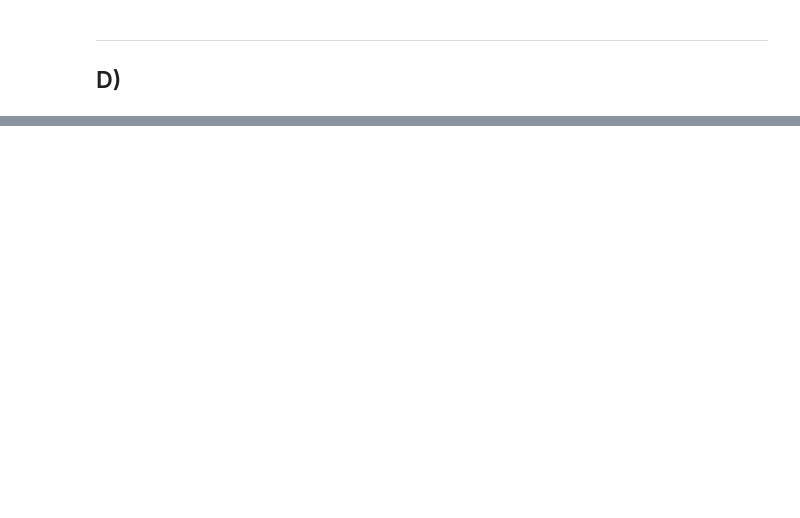
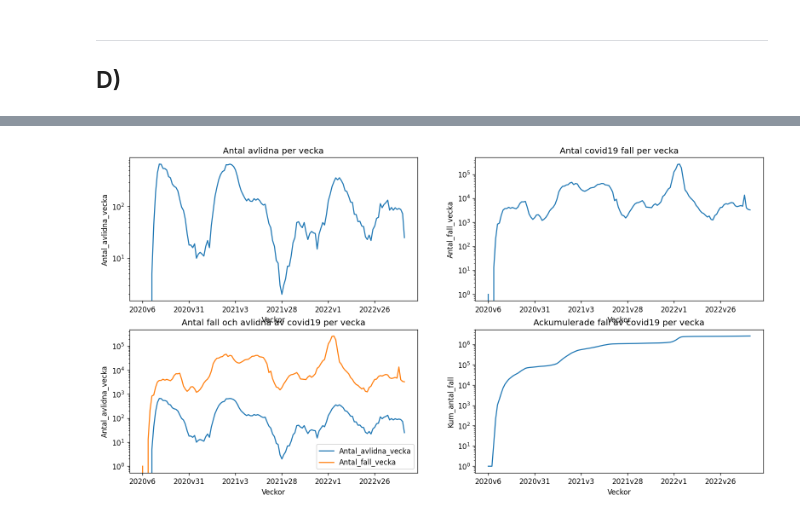
Before and after one commit to Canesp/Databehandling-Philip-de-Canesie, a Jupyter notebook: Labbs/Labb 1/Labb_1.ipynb, the cells around one changed output, grey strips where cells are left out. Cells and saved outputs as stored; diff of their text form; code cells hidden in the pictures; blank space fills up the shorter version.

```diff
--- a/Labbs/Labb 1/Labb_1.ipynb
+++ b/Labbs/Labb 1/Labb_1.ipynb
@@ -156,0 +225,33 @@ sns.lineplot(data=df_veckodata_riket, y="", x="Veckor", ax= ax)
+# %%
+fig, ax = plt.subplots(2, 2, figsize=(16, 8), dpi=120)
+
+titles = [
+    "Antal avlidna per vecka",
+    "Antal covid19 fall per vecka",
+    "Antal fall och avlidna av covid19 per vecka",
+    "Ackumulerade fall av covid19 per vecka",
+]
+
+y_columns = [
+    "Antal_avlidna_vecka",
+    "Antal_fall_vecka",
+    ["Antal_avlidna_vecka", "Antal_fall_vecka"],
+    "Kum_antal_fall",
+]
+
+for i, item in enumerate(ax.ravel()):
+
+    item.xaxis.set_major_locator(plt.MaxNLocator(7))
+    item.set(yscale="log", title= titles[i])
+
+    if isinstance(y_columns[i], list):
+
+        for c in y_columns[i]:
+
+            sns.lineplot(data=df_veckodata_riket, y=c, x="Veckor", ax=item, label=c)
+
+    else:
+
+        sns.lineplot(data=df_veckodata_riket, y=y_columns[i], x="Veckor", ax=item)
+# %% [output]
+[figure, added]
```
Also changed, not shown: parts of 7 cells of this notebook, 1 other file.
